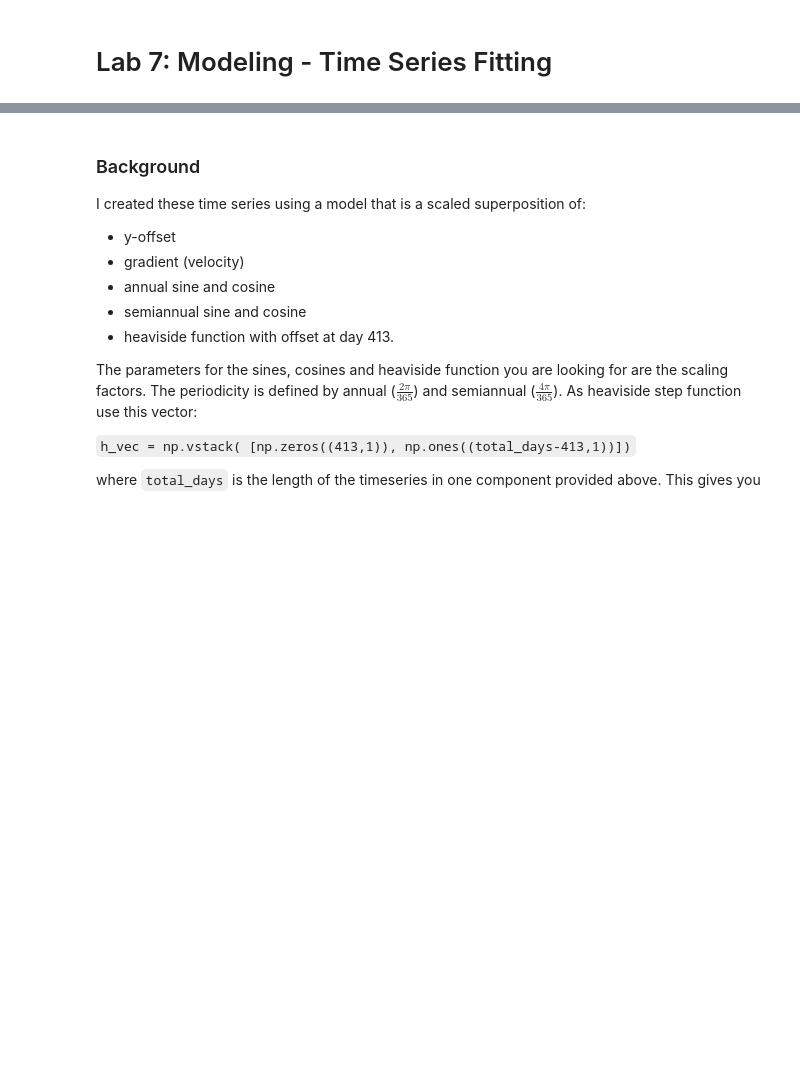
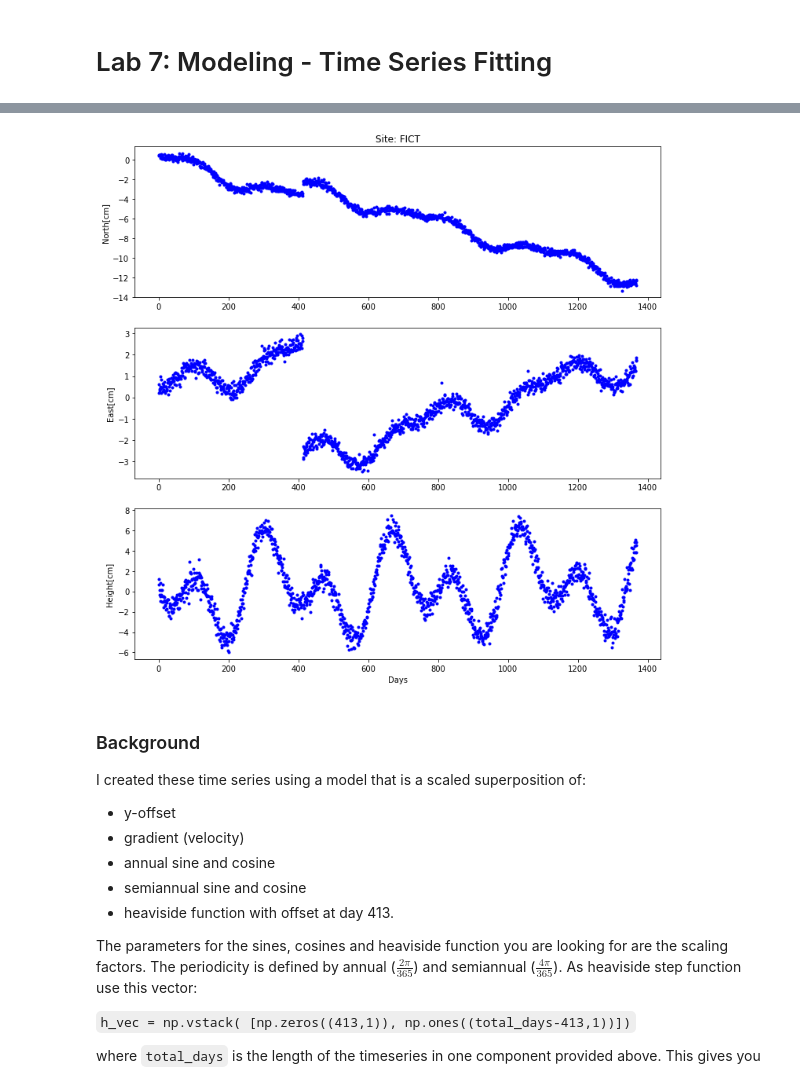
Before and after one commit to uafgeoteach/GEOS669_geodesy, a Jupyter notebook: labs/Lab07/GEOS669-Lab7.ipynb, the cells around one changed output, grey strips where cells are left out. Drawn from its saved outputs; the diff is of its cells as text; code cells hidden in the pictures; blank space fills up the shorter version.

Commit message:
fix to display png image

```diff
--- a/labs/Lab07/GEOS669-Lab7.ipynb
+++ b/labs/Lab07/GEOS669-Lab7.ipynb
@@ -16,3 +15,8 @@ FICT is a fictitious GPS site near some plate interface. Its long term trend loo
+# %%
+from IPython import display
+display.Image("fict.png")
+# %% [output]
+[figure, added]
 # %%
 #We're again making sure that all the output is displayed
 from IPython.core.interactiveshell import InteractiveShell
```
Also changed, not shown: parts of 3 cells of this notebook.
